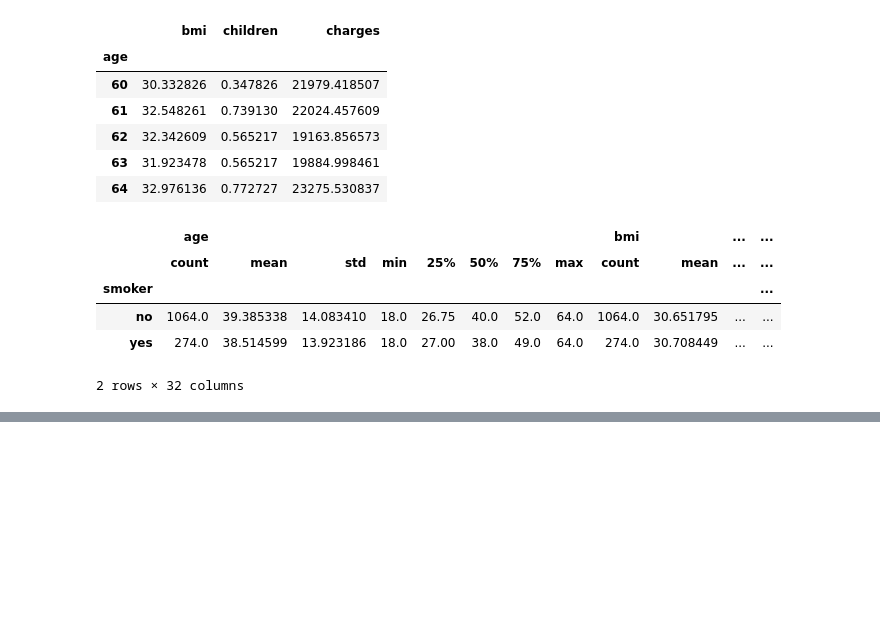
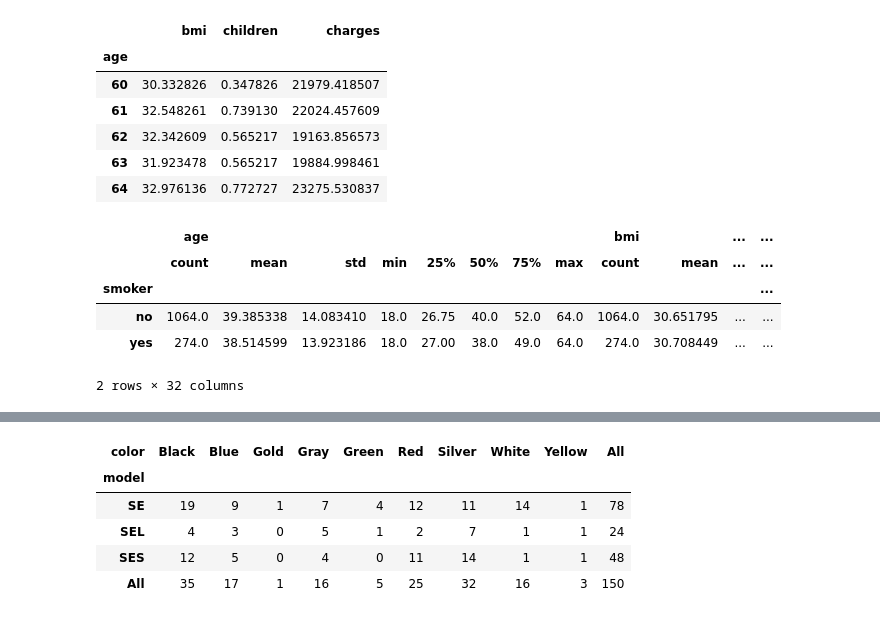
Before and after one commit to Roma123456789/machine_learning_pratice, a Jupyter notebook: Data_analyst_python.ipynb, the cells around one changed output, grey strips where cells are left out. Cells and saved outputs as stored; diff of their text form; code cells hidden in the pictures; blank space fills up the shorter version.

```diff
--- a/Data_analyst_python.ipynb
+++ b/Data_analyst_python.ipynb
@@ -294,0 +297,3 @@ insurance[['gender','smoker','charges']].groupby(['gender','smoker']).describe()
+# %%
+cars=pd.read_csv('c:/Users/igor/Downloads/Data-Sets-ML/usedcars.csv')
+cars.head()
@@ -294,0 +325,10 @@ insurance[['gender','smoker','charges']].groupby(['gender','smoker']).describe()
+# %%
+# CALCULATE THE TOTAL NUMBER OF EACH CARS MODEL AND FILL NAN USING fill_value=0,margins=True
+cars.pivot_table(index="model",columns="color",values="price",aggfunc="count",fill_value=0,margins=True)
+# %% [output]
+| color | Black | Blue | Gold | Gray | Green | Red | Silver | White | Yellow | All |
+| model |  |  |  |  |  |  |  |  |  |  |
+| SE | 19 | 9 | 1 | 7 | 4 | 12 | 11 | 14 | 1 | 78 |
+| SEL | 4 | 3 | 0 | 5 | 1 | 2 | 7 | 1 | 1 | 24 |
+| SES | 12 | 5 | 0 | 4 | 0 | 11 | 14 | 1 | 1 | 48 |
+| All | 35 | 17 | 1 | 16 | 5 | 25 | 32 | 16 | 3 | 150 |
```
Also changed, not shown: parts of 8 cells of this notebook.
